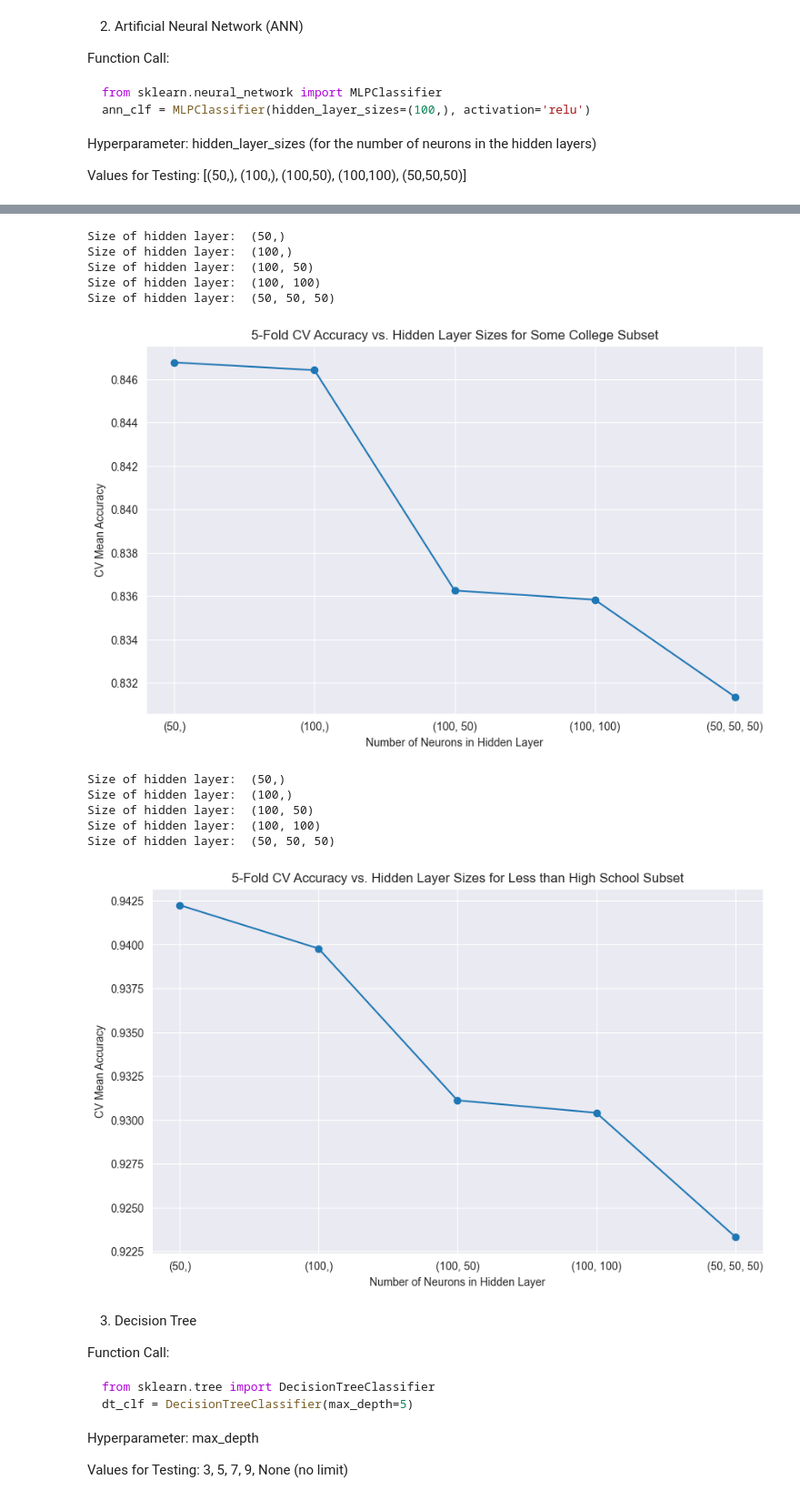
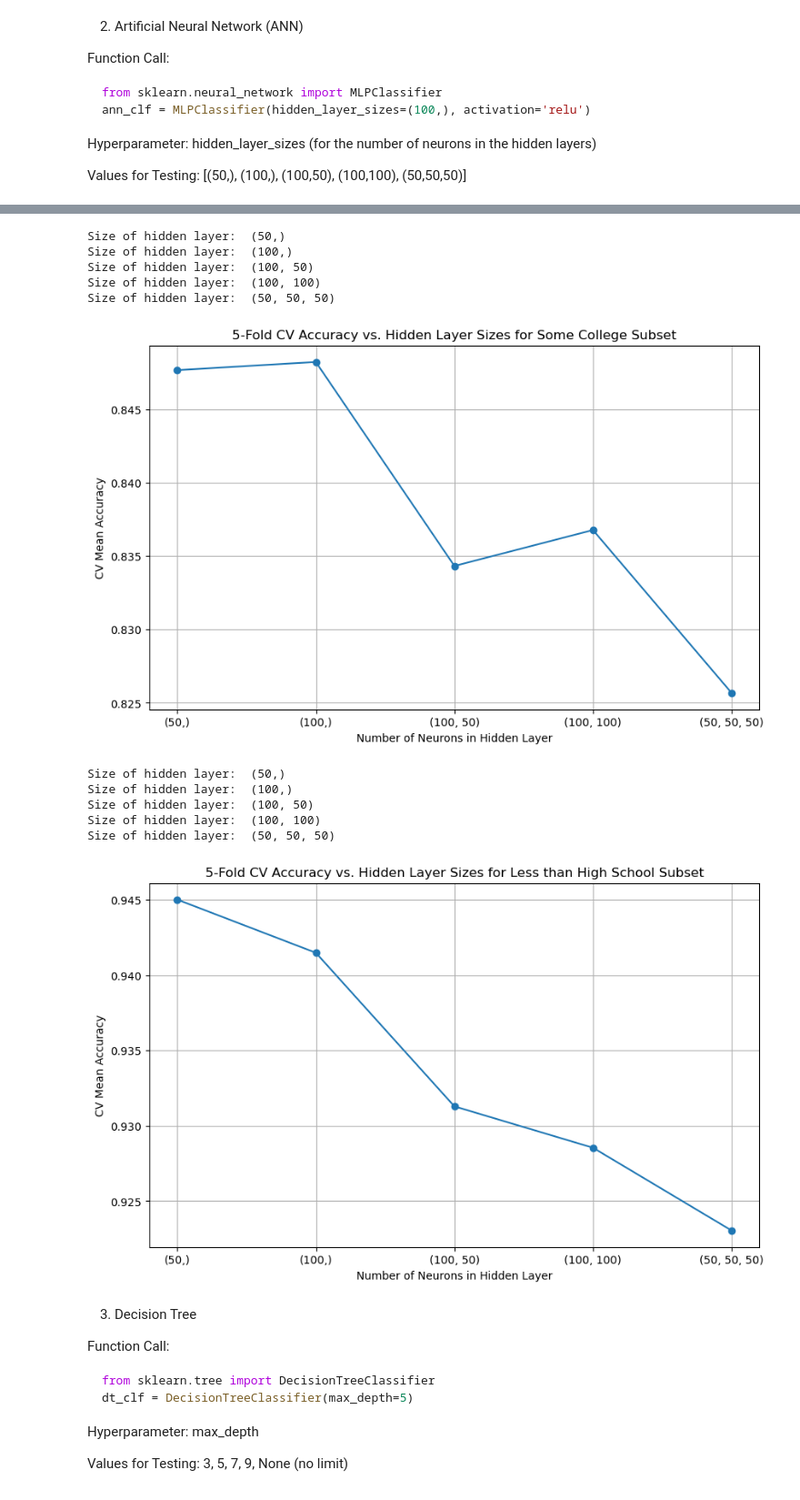
Before and after one commit to ruoyaow/cse514pa2, a Jupyter notebook: pa2b.ipynb, the cells around one changed output, grey strips where cells are left out. Shown at 91% size. Drawn from its saved outputs; the diff is of its cells as text; code cells hidden in the pictures.

```diff
--- a/pa2b.ipynb
+++ b/pa2b.ipynb
@@ -62,6 +62,14 @@ y_some_college = some_college_df_encoded['Income']
 
 X_less_than_hs = less_than_hs_df_encoded.drop('Income', axis=1)
 y_less_than_hs = less_than_hs_df_encoded['Income']
+# %%
+from sklearn.model_selection import train_test_split
+
+X_higher_ed_train, X_higher_ed_test, y_higher_ed_train, y_higher_ed_test = train_test_split(X_higher_ed, y_higher_ed, test_size=0.1, random_state=42)
+
+X_some_college_train, X_some_college_test, y_some_college_train, y_some_college_test = train_test_split(X_some_college, y_some_college, test_size=0.1, random_state=42)
+
+X_less_than_hs_train, X_less_than_hs_test, y_less_than_hs_train, y_less_than_hs_test = train_test_split(X_less_than_hs, y_less_than_hs, test_size=0.1, random_state=42)
 # %% [markdown]
 1. K-Nearest Neighbors (KNN)
 
@@ -144,9 +152,9 @@ def tune_ann(X, y, hidden_layer_sizes, title):
     plt.grid(True)
     plt.show()
 
-tune_ann(X_higher_ed, y_higher_ed, hidden_layer_sizes, "Higher Education Subset")
-tune_ann(X_some_college, y_some_college, hidden_layer_sizes, "Some College Subset")
-tune_ann(X_less_than_hs, y_less_than_hs, hidden_layer_sizes, "Less than High School Subset")
+tune_ann(X_higher_ed_train, y_higher_ed_train, hidden_layer_sizes, "Higher Education Subset")
+tune_ann(X_some_college_train, y_some_college_train, hidden_layer_sizes, "Some College Subset")
+tune_ann(X_less_than_hs_train, y_less_than_hs_train, hidden_layer_sizes, "Less than High School Subset")
 # %% [output]
 Size of hidden layer:  (50,)
 Size of hidden layer:  (100,)
@@ -157,15 +165,15 @@ Size of hidden layer:  (50, 50, 50)
 Size of hidden layer:  (50,)
 Size of hidden layer:  (100,)
 Size of hidden layer:  (100, 50)
 Size of hidden layer:  (100, 100)
 Size of hidden layer:  (50, 50, 50)
-[figure, old version]
+[figure, new version]
 Size of hidden layer:  (50,)
 Size of hidden layer:  (100,)
 Size of hidden layer:  (100, 50)
 Size of hidden layer:  (100, 100)
 Size of hidden layer:  (50, 50, 50)
-[figure, old version]
+[figure, new version]
 # %% [markdown]
 3. Decision Tree
 
```
Also changed, not shown: parts of 6 cells of this notebook.
